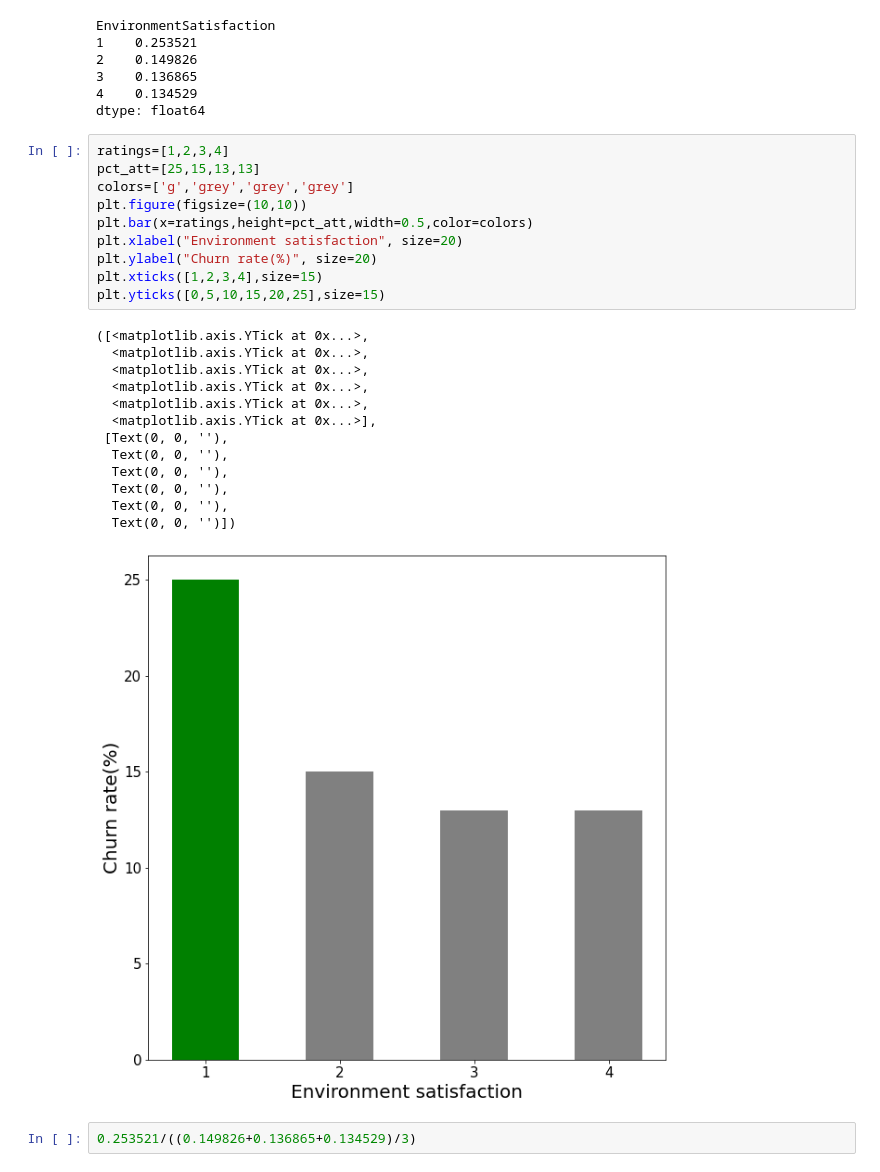
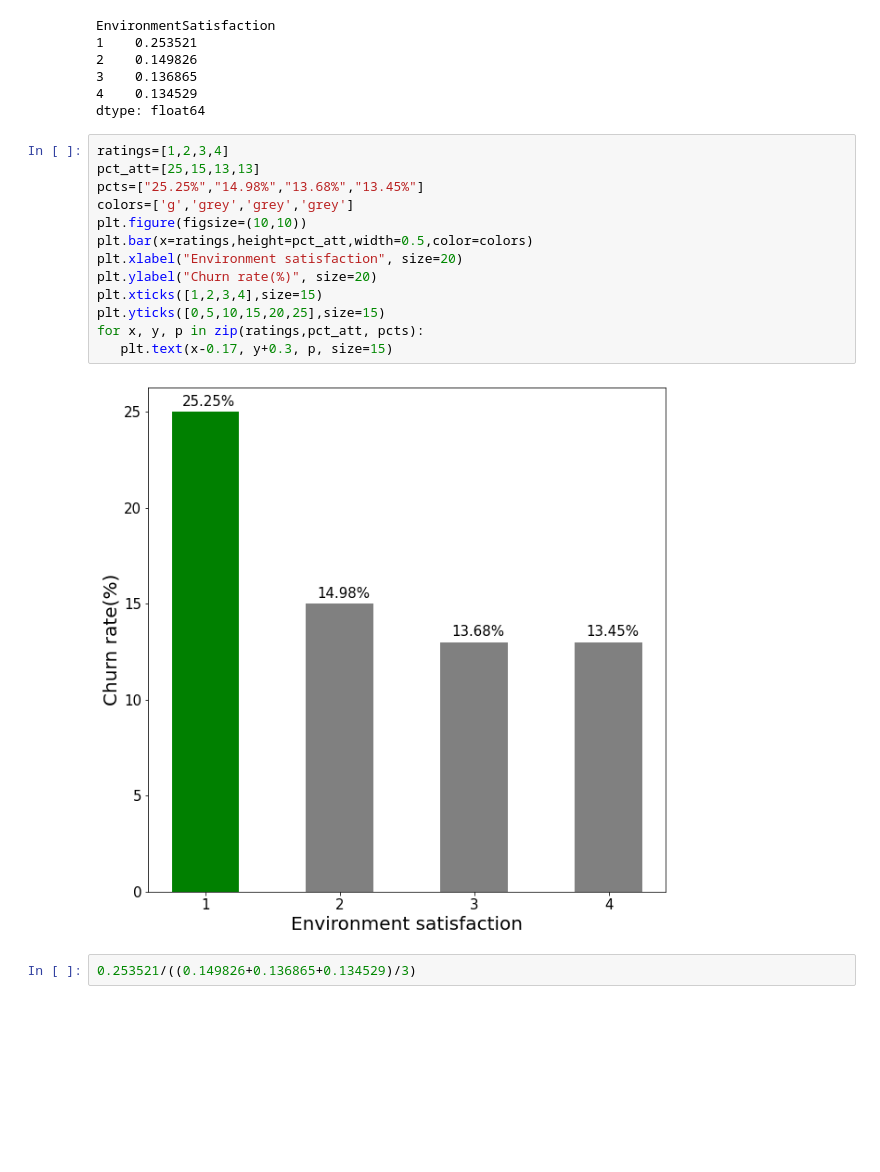
Before and after one commit to coderkol95/attrition_analytics, a Jupyter notebook: scratchpad.ipynb, the cells around one changed output. Cells and saved outputs as stored; diff of their text form; blank space fills up the shorter version.

```diff
--- a/scratchpad.ipynb
+++ b/scratchpad.ipynb
@@ -98,27 +98,18 @@ dtype: float64
 # %%
 ratings=[1,2,3,4]
 pct_att=[25,15,13,13]
+pcts=["25.25%","14.98%","13.68%","13.45%"]
 colors=['g','grey','grey','grey']
 plt.figure(figsize=(10,10))
 plt.bar(x=ratings,height=pct_att,width=0.5,color=colors)
 plt.xlabel("Environment satisfaction", size=20)
 plt.ylabel("Churn rate(%)", size=20)
 plt.xticks([1,2,3,4],size=15)
 plt.yticks([0,5,10,15,20,25],size=15)
+for x, y, p in zip(ratings,pct_att, pcts):
+   plt.text(x-0.17, y+0.3, p, size=15)
 # %% [output]
-([<matplotlib.axis.YTick at 0x...>,
-  <matplotlib.axis.YTick at 0x...>,
-  <matplotlib.axis.YTick at 0x...>,
-  <matplotlib.axis.YTick at 0x...>,
-  <matplotlib.axis.YTick at 0x...>,
-  <matplotlib.axis.YTick at 0x...>],
- [Text(0, 0, ''),
-  Text(0, 0, ''),
-  Text(0, 0, ''),
-  Text(0, 0, ''),
-  Text(0, 0, ''),
-  Text(0, 0, '')])
-[figure, old version]
+[figure, new version]
 # %%
 0.253521/((0.149826+0.136865+0.134529)/3)
 # %% [output]
```
Also changed, not shown: parts of 14 cells of this notebook.
